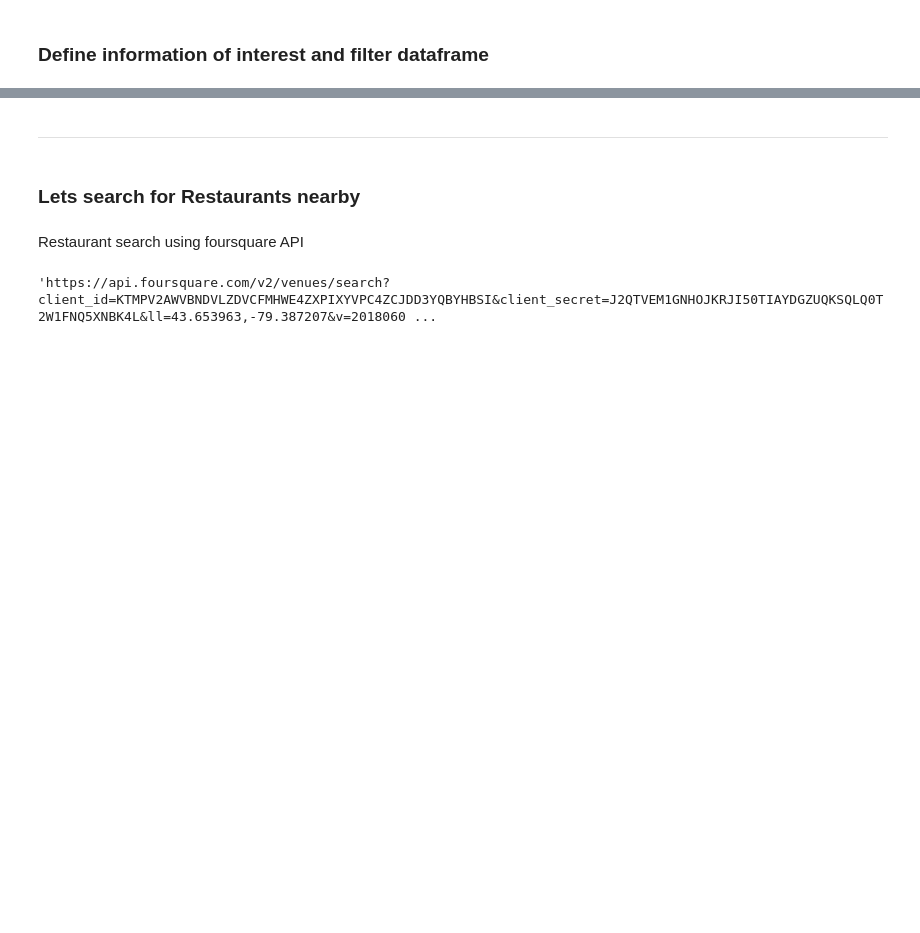
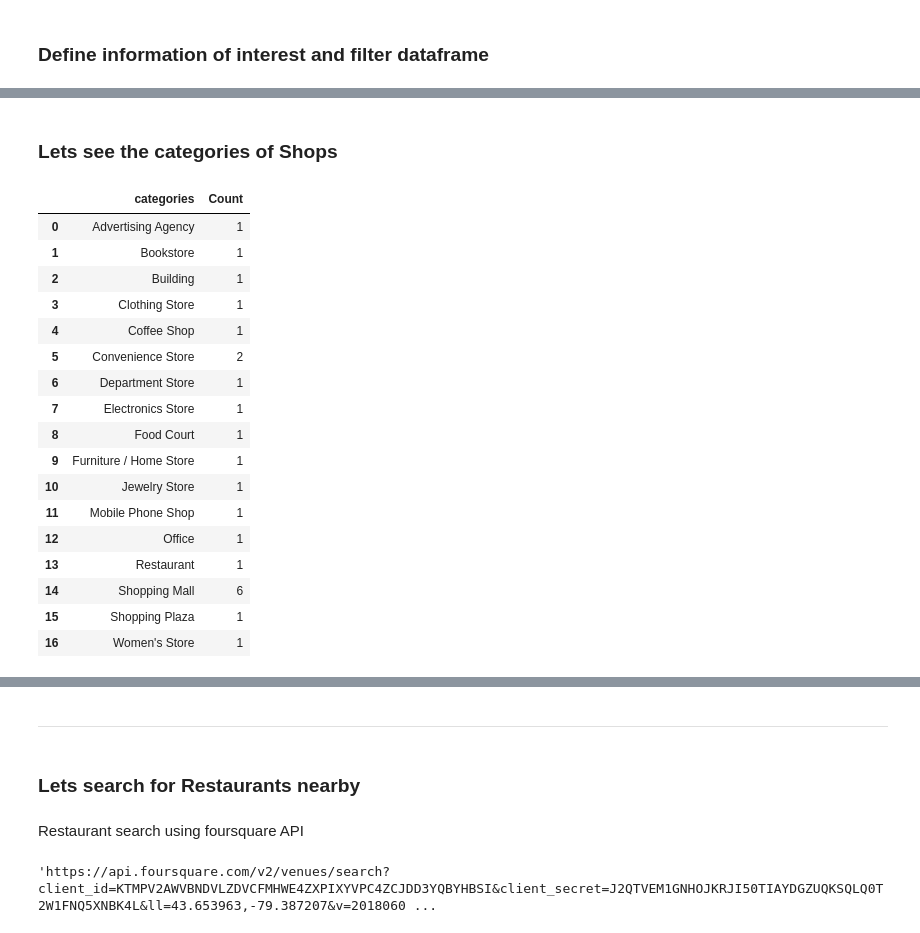
Before and after one commit to NitinLachwani/DSCapstone, a Jupyter notebook: Capstone_Final.ipynb, the cells around one changed output, grey strips where cells are left out. Drawn from its saved outputs; the diff is of its cells as text; code cells hidden in the pictures; blank space fills up the shorter version.

```diff
--- a/Capstone_Final.ipynb
+++ b/Capstone_Final.ipynb
@@ -375,3 +375,27 @@ shop
+# %% [markdown]
+### Lets see the categories of Shops
+# %%
+shop_filtered_catg = shop_filtered_final.groupby(['categories']).size().to_frame(name='Count').reset_index()
+shop_filtered_catg
+# %% [output]
+|  | categories | Count |
+| 0 | Advertising Agency | 1 |
+| 1 | Bookstore | 1 |
+| 2 | Building | 1 |
+| 3 | Clothing Store | 1 |
+| 4 | Coffee Shop | 1 |
+| 5 | Convenience Store | 2 |
+| 6 | Department Store | 1 |
+| 7 | Electronics Store | 1 |
+| 8 | Food Court | 1 |
+| 9 | Furniture / Home Store | 1 |
+| 10 | Jewelry Store | 1 |
+| 11 | Mobile Phone Shop | 1 |
+| 12 | Office | 1 |
+| 13 | Restaurant | 1 |
+| 14 | Shopping Mall | 6 |
+| 15 | Shopping Plaza | 1 |
+| 16 | Women's Store | 1 |
 # %%
 shop_map = folium.Map(location=[latitude, longitude], zoom_start=13) # generate map centred around the Conrad Hotel
 
```
Also changed, not shown: parts of 15 cells of this notebook, 3 other files.
